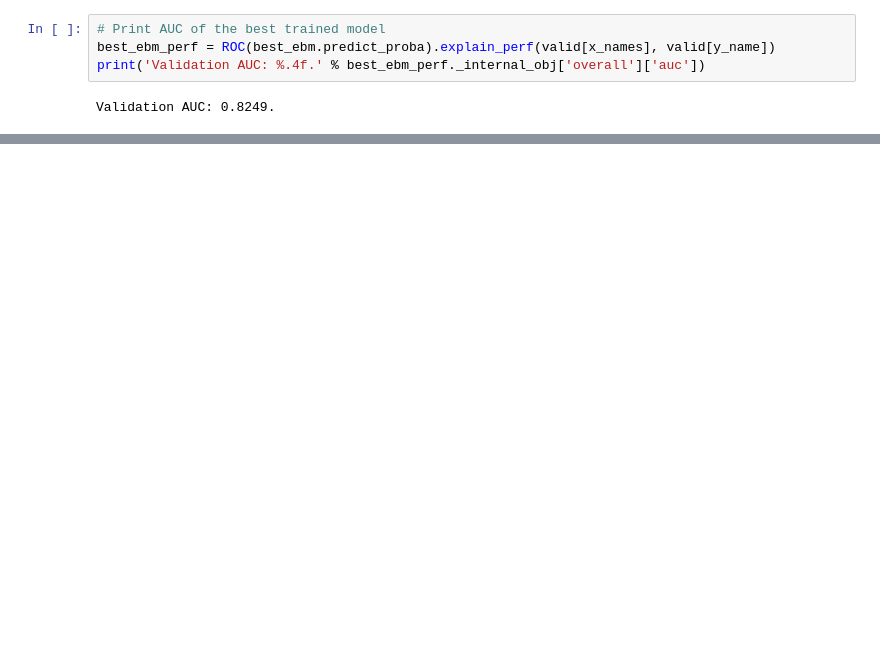
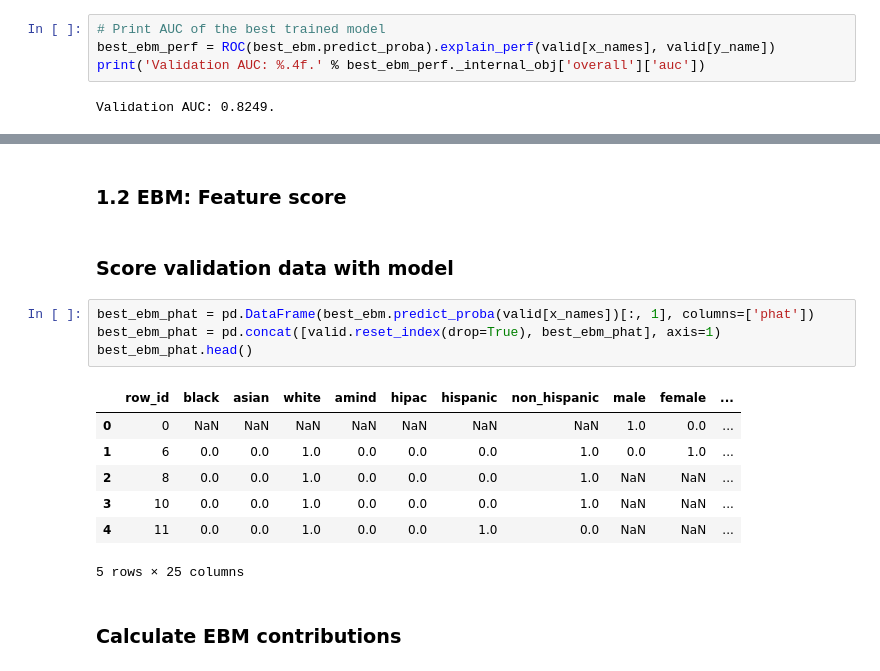
Before and after one commit to hshehjue/Data_Mining_Project, a Jupyter notebook: Explainable ML_1/Loan_Boost.ipynb, the cells around one changed output, grey strips where cells are left out. Saved outputs shown, nothing was run; the diff lists cells and outputs as text; blank space fills up the shorter version.

```diff
--- a/Explainable ML_1/Loan_Boost.ipynb
+++ b/Explainable ML_1/Loan_Boost.ipynb
@@ -373,0 +457,18 @@ best_mxgb_submit.to_csv('Group7_EBM.csv', index=False)
+# %% [markdown]
+### 1.2 EBM: Feature score
+# %% [markdown]
+### Score validation data with model
+# %%
+best_ebm_phat = pd.DataFrame(best_ebm.predict_proba(valid[x_names])[:, 1], columns=['phat'])
+best_ebm_phat = pd.concat([valid.reset_index(drop=True), best_ebm_phat], axis=1)
+best_ebm_phat.head()
+# %% [output]
+|  | row_id | black | asian | white | amind | hipac | hispanic | non_hispanic | male | female | ... |
+| 0 | 0 | NaN | NaN | NaN | NaN | NaN | NaN | NaN | 1.0 | 0.0 | ... |
+| 1 | 6 | 0.0 | 0.0 | 1.0 | 0.0 | 0.0 | 0.0 | 1.0 | 0.0 | 1.0 | ... |
+| 2 | 8 | 0.0 | 0.0 | 1.0 | 0.0 | 0.0 | 0.0 | 1.0 | NaN | NaN | ... |
+| 3 | 10 | 0.0 | 0.0 | 1.0 | 0.0 | 0.0 | 0.0 | 1.0 | NaN | NaN | ... |
+| 4 | 11 | 0.0 | 0.0 | 1.0 | 0.0 | 0.0 | 1.0 | 0.0 | NaN | NaN | ... |
+5 rows × 25 columns
+# %% [markdown]
+### Calculate EBM contributions
```
Also changed, not shown: parts of 45 cells of this notebook.
